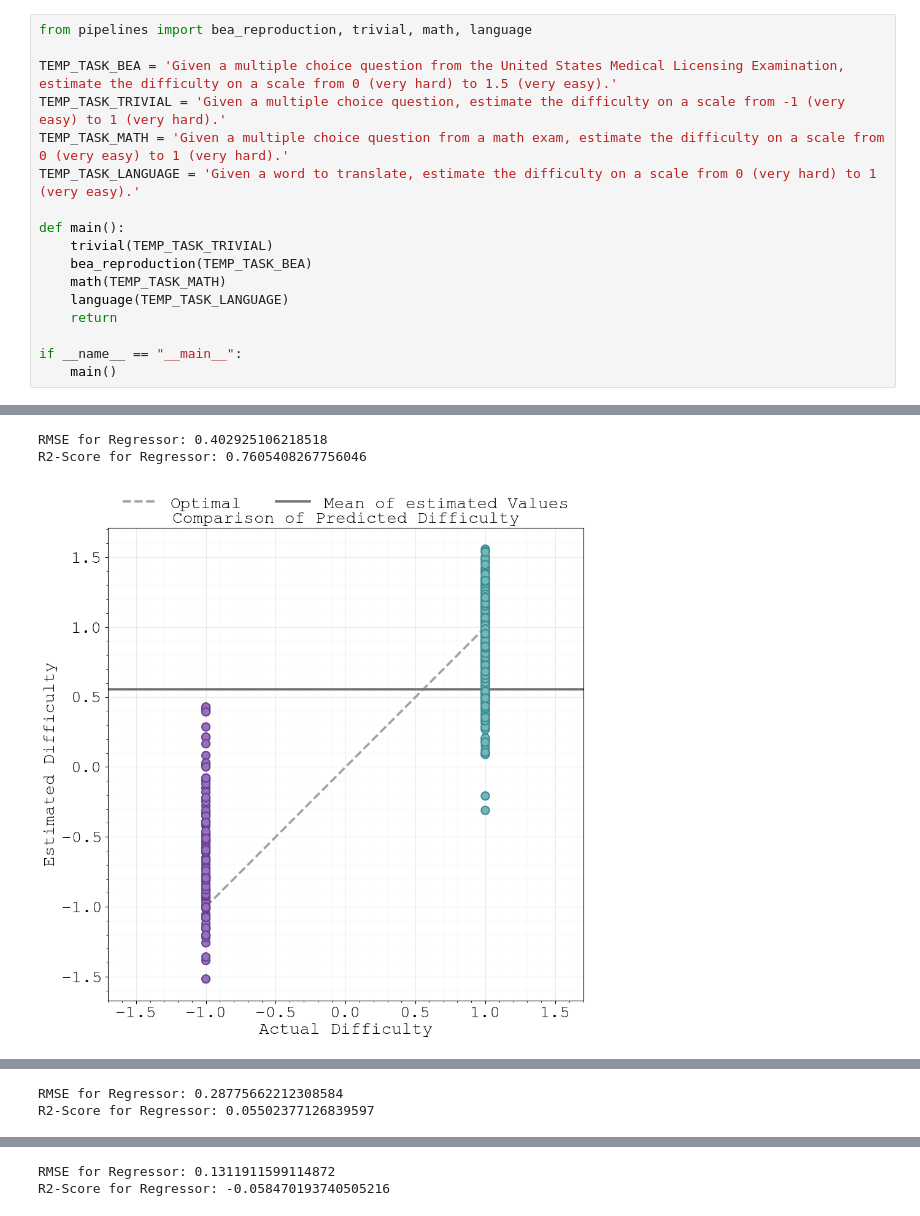
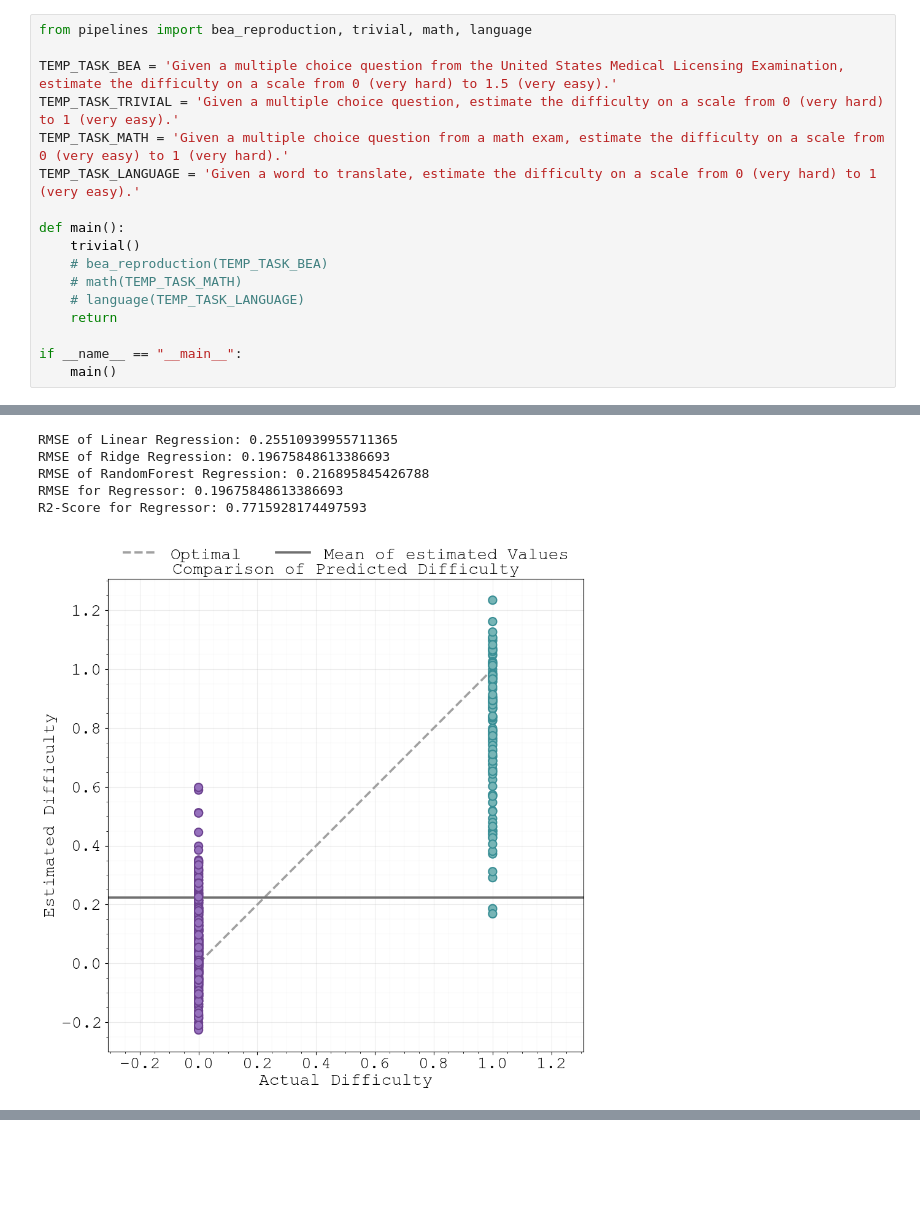
Before and after one commit to FarbKlexx/embedding-difficulty-estimation, a Jupyter notebook: main.ipynb, the cells around one changed output, grey strips where cells are left out. Cells and saved outputs as stored; diff of their text form; blank space fills up the shorter version.

Commit message:
Added determination of best instruction and regressor to the Trivial Pipeline.

```diff
--- a/main.ipynb
+++ b/main.ipynb
@@ -2,15 +2,15 @@
 from pipelines import bea_reproduction, trivial, math, language
 
 TEMP_TASK_BEA = 'Given a multiple choice question from the United States Medical Licensing Examination, estimate the difficulty on a scale from 0 (very hard) to 1.5 (very easy).'
-TEMP_TASK_TRIVIAL = 'Given a multiple choice question, estimate the difficulty on a scale from -1 (very easy) to 1 (very hard).'
+TEMP_TASK_TRIVIAL = 'Given a multiple choice question, estimate the difficulty on a scale from 0 (very hard) to 1 (very easy).'
 TEMP_TASK_MATH = 'Given a multiple choice question from a math exam, estimate the difficulty on a scale from 0 (very easy) to 1 (very hard).'
 TEMP_TASK_LANGUAGE = 'Given a word to translate, estimate the difficulty on a scale from 0 (very hard) to 1 (very easy).'
 
 def main():
-    trivial(TEMP_TASK_TRIVIAL)
-    bea_reproduction(TEMP_TASK_BEA)
-    math(TEMP_TASK_MATH)
-    language(TEMP_TASK_LANGUAGE)
+    trivial()
+    # bea_reproduction(TEMP_TASK_BEA)
+    # math(TEMP_TASK_MATH)
+    # language(TEMP_TASK_LANGUAGE)
     return
 
 if __name__ == "__main__":
@@ -37,3 +37,6 @@ Embedded 2705 items.
-RMSE for Regressor: 0.402925106218518
-R2-Score for Regressor: 0.7605408267756046
+RMSE of Linear Regression: 0.25510939955711365
+RMSE of Ridge Regression: 0.19675848613386693
+RMSE of RandomForest Regression: 0.216895845426788
+RMSE for Regressor: 0.19675848613386693
+R2-Score for Regressor: 0.7715928174497593
-[figure, old version]
+[figure, new version]
@@ -59,2 +42,0 @@ Embedded 466 items.
-RMSE for Regressor: 0.28775662212308584
-R2-Score for Regressor: 0.05502377126839597
@@ -78,2 +42,0 @@ Embedded 239 items.
-RMSE for Regressor: 0.1311911599114872
-R2-Score for Regressor: -0.058470193740505216
```
Also changed, not shown: parts of 1 cell of this notebook, 4 other files.
